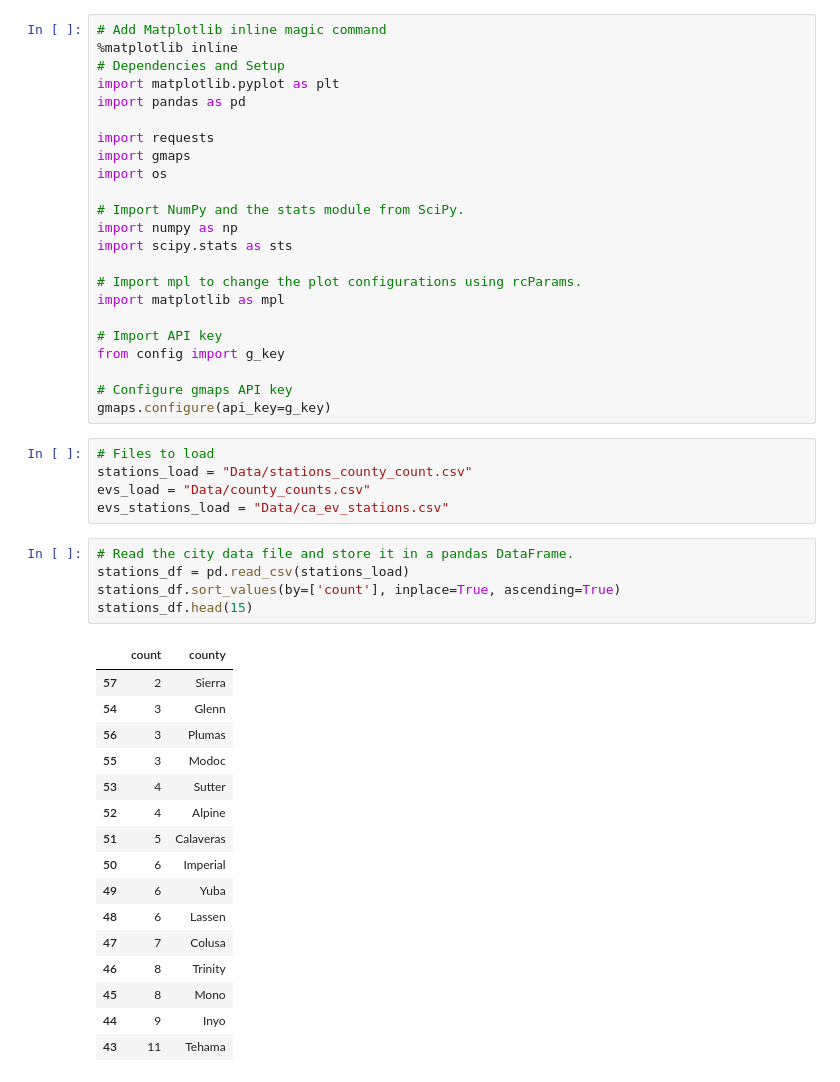
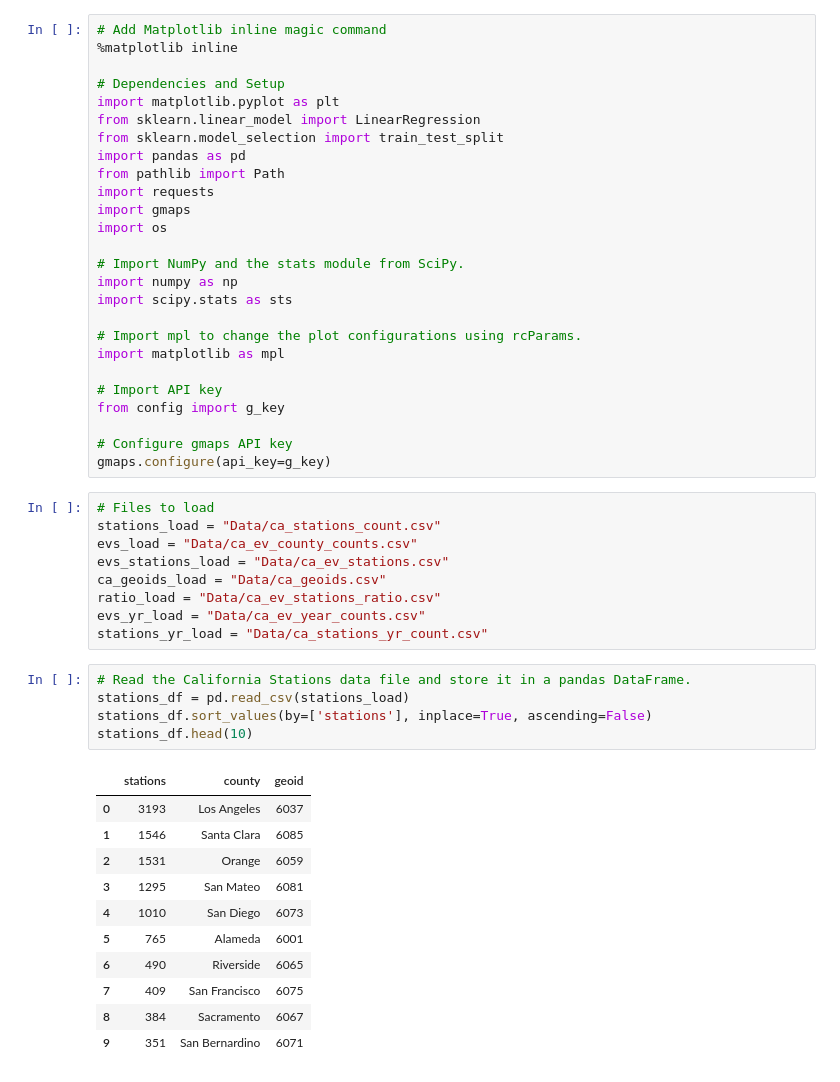
Before and after one commit to Costont/EV-Analysis, a Jupyter notebook: EV_Analysis.ipynb, the cells around one changed output. Saved outputs shown, nothing was run; the diff lists cells and outputs as text.

```diff
--- a/EV_Analysis.ipynb
+++ b/EV_Analysis.ipynb
@@ -1,10 +1,13 @@
 # %%
 # Add Matplotlib inline magic command
 %matplotlib inline
+
 # Dependencies and Setup
 import matplotlib.pyplot as plt
+from sklearn.linear_model import LinearRegression
+from sklearn.model_selection import train_test_split
 import pandas as pd
-
+from pathlib import Path
 import requests
 import gmaps
 import os
@@ -23,28 +26,27 @@ from config import g_key
 gmaps.configure(api_key=g_key)
 # %%
 # Files to load
-stations_load = "Data/stations_county_count.csv"
-evs_load = "Data/county_counts.csv"
+stations_load = "Data/ca_stations_count.csv"
+evs_load = "Data/ca_ev_county_counts.csv"
 evs_stations_load = "Data/ca_ev_stations.csv"
+ca_geoids_load = "Data/ca_geoids.csv"
+ratio_load = "Data/ca_ev_stations_ratio.csv"
+evs_yr_load = "Data/ca_ev_year_counts.csv"
+stations_yr_load = "Data/ca_stations_yr_count.csv"
 # %%
-# Read the city data file and store it in a pandas DataFrame.
+# Read the California Stations data file and store it in a pandas DataFrame.
 stations_df = pd.read_csv(stations_load)
-stations_df.sort_values(by=['count'], inplace=True, ascending=True)
-stations_df.head(15)
+stations_df.sort_values(by=['stations'], inplace=True, ascending=False)
+stations_df.head(10)
 # %% [output]
-|  | count | county |
-| 57 | 2 | Sierra |
-| 54 | 3 | Glenn |
-| 56 | 3 | Plumas |
-| 55 | 3 | Modoc |
-| 53 | 4 | Sutter |
-| 52 | 4 | Alpine |
-| 51 | 5 | Calaveras |
-| 50 | 6 | Imperial |
-| 49 | 6 | Yuba |
-| 48 | 6 | Lassen |
-| 47 | 7 | Colusa |
-| 46 | 8 | Trinity |
-| 45 | 8 | Mono |
-| 44 | 9 | Inyo |
-| 43 | 11 | Tehama |
+|  | stations | county | geoid |
+| 0 | 3193 | Los Angeles | 6037 |
+| 1 | 1546 | Santa Clara | 6085 |
+| 2 | 1531 | Orange | 6059 |
+| 3 | 1295 | San Mateo | 6081 |
+| 4 | 1010 | San Diego | 6073 |
+| 5 | 765 | Alameda | 6001 |
+| 6 | 490 | Riverside | 6065 |
+| 7 | 409 | San Francisco | 6075 |
+| 8 | 384 | Sacramento | 6067 |
+| 9 | 351 | San Bernardino | 6071 |
```
Also changed, not shown: parts of 21 cells of this notebook.
